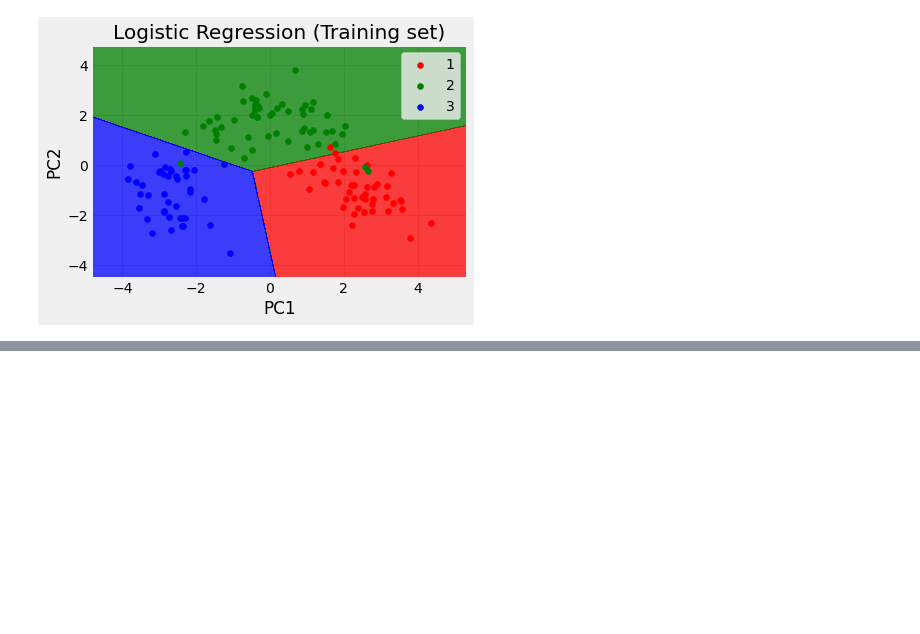
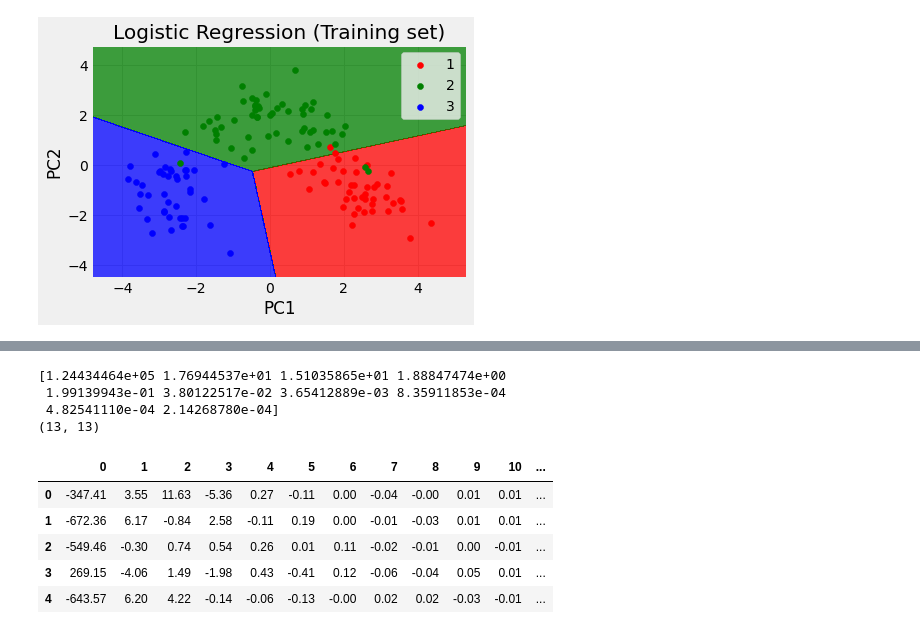
Before and after one commit to julian-masdatascience/ML, a Jupyter notebook: ML_No_Supervisado.ipynb, the cells around one changed output, grey strips where cells are left out. Saved outputs shown, nothing was run; the diff lists cells and outputs as text; code cells hidden in the pictures; blank space fills up the shorter version.

```diff
--- a/ML_No_Supervisado.ipynb
+++ b/ML_No_Supervisado.ipynb
@@ -390,0 +414,12 @@ plt.show()
+# %%
+import numpy as np
+X = df.iloc[:, 0:13]
+y = df.iloc[:, 13]
+# %%
+# Estandarizo
+X_standard = X - X.mean()
+X_standard
+# Genero covarianza
+df_cov = X_standard.cov()
+print(df.shape)
+df_cov.head()
@@ -391,3 +434,26 @@ plt.show()
+# %%
+#genero eigen values y eigen vetors
+from numpy.linalg import eig
+eigvalues, eigvectors = eig(df_cov)
+print(eigvalues[:10])
+print(eigvectors.shape)
+# %% [output]
+[1.24434464e+05 1.76944537e+01 1.51035865e+01 1.88847474e+00
+ 1.99139943e-01 3.80122517e-02 3.65412889e-03 8.35911853e-04
+ 4.82541110e-04 2.14268780e-04]
+(13, 13)
+# %%
+# Obtengo principales caracteristicas multiplicando la estandarización x los eigen vectos
+X_pca = np.dot(X_standard, eigvectors)
+df_pca_calc = pd.DataFrame(X_pca)
+df_pca_calc.round(2).head()
+# %% [output]
+|  | 0 | 1 | 2 | 3 | 4 | 5 | 6 | 7 | 8 | 9 | 10 | ... |
+| 0 | -347.41 | 3.55 | 11.63 | -5.36 | 0.27 | -0.11 | 0.00 | -0.04 | -0.00 | 0.01 | 0.01 | ... |
+| 1 | -672.36 | 6.17 | -0.84 | 2.58 | -0.11 | 0.19 | 0.00 | -0.01 | -0.03 | 0.01 | 0.01 | ... |
+| 2 | -549.46 | -0.30 | 0.74 | 0.54 | 0.26 | 0.01 | 0.11 | -0.02 | -0.01 | 0.00 | -0.01 | ... |
+| 3 | 269.15 | -4.06 | 1.49 | -1.98 | 0.43 | -0.41 | 0.12 | -0.06 | -0.04 | 0.05 | 0.01 | ... |
+| 4 | -643.57 | 6.20 | 4.22 | -0.14 | -0.06 | -0.13 | -0.00 | 0.02 | 0.02 | -0.03 | -0.01 | ... |
 # %% [markdown]
 # Resumen Machine Learning
  ![texto alternativo](https://miro.medium.com/max/1400/1*05DngXXh_tH1RHF5UaXWjA.jpeg)
```
Also changed, not shown: parts of 9 cells of this notebook.
